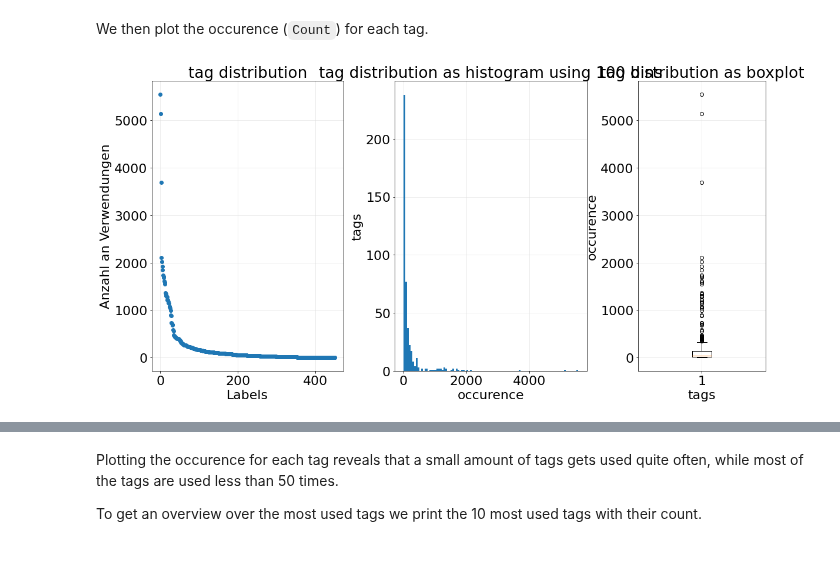
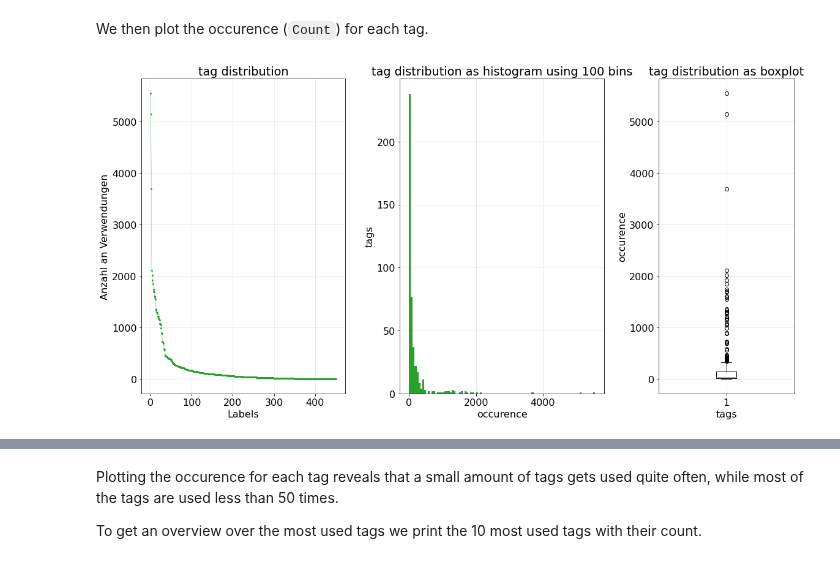
Before and after one commit to gefei-htw/academia_tag_recommender, a Jupyter notebook: notebooks/1.0-me-initial-data-exploration.ipynb, the cells around one changed output, grey strips where cells are left out. Saved outputs shown, nothing was run; the diff lists cells and outputs as text; code cells hidden in the pictures.

```diff
--- a/notebooks/1.0-me-initial-data-exploration.ipynb
+++ b/notebooks/1.0-me-initial-data-exploration.ipynb
@@ -10,30 +10,12 @@ This notebook explores the [academia.stackexchange.com](https://academia.stackex
 * [Questions](#questions)
 * [Comments](#comments)
 * [Votes](#votes)
-# %%
-%load_ext autoreload
-%autoreload 2
-
-import matplotlib.pyplot as plt
-plt.rcParams.update({'font.size': 22, 'figure.figsize': (12, 8)})
-import numpy as np
-from academia_tag_recommender.prints import print_stats, print_frequency_stats_in_ranges
-
-ggplot_styles = {
-    'axes.axisbelow': 'True',
-    'axes.grid': True,
-    'axes.grid.which': 'both',
-    'figure.figsize': (12, 8),
-    'font.size': 22,
-    'grid.color': 'gainsboro',
-    'grid.linewidth': '0.5',
-    'lines.linestyle': 'None',
-    'lines.linewidth': 0,
-    'lines.marker': 'o',
-    'lines.markersize': 6.0,
-}
-
-plt.rcParams.update(ggplot_styles)
+# %%
+import matplotlib.pyplot as plt
+import numpy as np
+from academia_tag_recommender.utils.prints import print_stats, print_frequency_stats_in_ranges
+
+plt.style.use('plotstyle.mplstyle')
 # %% [markdown]
 <a id="users"></a>
 # %% [markdown]
@@ -104,33 +86,32 @@ To get a better understanding for the tag data set we investigate the tag distri
 To discuss this questions we first sort the tags based on their occurence (`Count`).
 # %%
 sorted_tags = sorted(tags, key=lambda x: int(x.attrib['Count']), reverse=True)
+tag_counts = [int(tag.attrib['Count']) for tag in sorted_tags]
 # %% [markdown]
 We then plot the occurence (`Count`) for each tag.
 # %%
-x = range(0, len(sorted_tags))
-y = list(map(lambda x: int(x.attrib['Count']), sorted_tags))
+x = range(0, len(tag_counts))
 
 fig, axes = plt.subplots(1, 3, figsize=(16, 8), gridspec_kw={'width_ratios': [3, 3, 2]})
 fig.tight_layout()
 plt.subplots_adjust(wspace=0.3)
 
-axes[0].plot(x, y)
+axes[0].plot(x, tag_counts)
 axes[0].set_title('tag distribution')
 axes[0].set_xlabel('Labels')
 axes[0].set_ylabel('Anzahl an Verwendungen')
 
 bin_amount = 100
-axes[1].hist(y, bins=bin_amount)
+axes[1].hist(tag_counts, bins=bin_amount)
 axes[1].set_title('tag distribution as histogram using {} bins'.format(bin_amount))
 axes[1].set_xlabel('occurence')
 axes[1].set_ylabel('tags')
 
-tag_counts = list(map(lambda x: int(x.attrib['Count']), sorted_tags))
 axes[2].boxplot(tag_counts)
 axes[2].set_title('tag distribution as boxplot')
 axes[2].set_xlabel('tags')
 axes[2].set_ylabel('occurence')
 
 plt.show()
 # %% [output]
-[figure, old version]
+[figure, new version]
```
Also changed, not shown: parts of 33 cells of this notebook, 16 other files.
